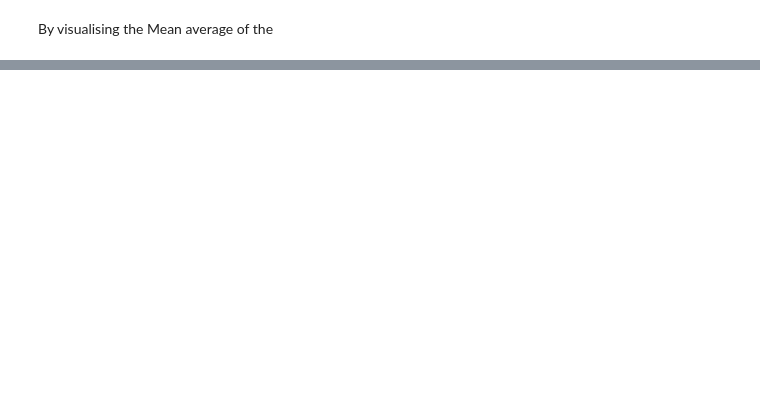
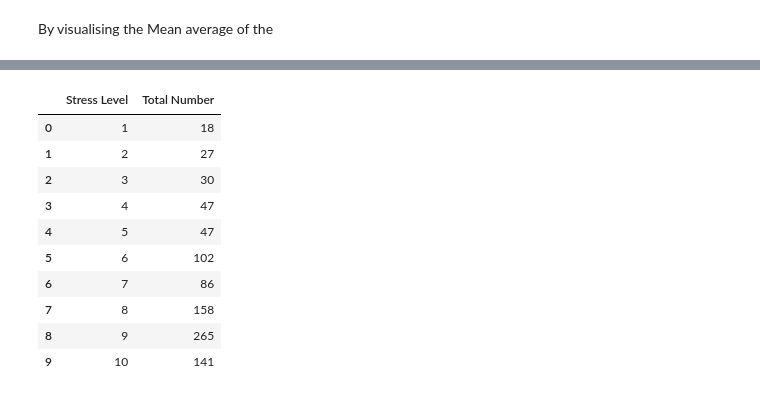
Before and after one commit to aliamin7/QoE-experiment-Data-Analysis, a Jupyter notebook: Data_Analysis.ipynb, the cells around one changed output, grey strips where cells are left out. Cells and saved outputs as stored; diff of their text form; code cells hidden in the pictures; blank space fills up the shorter version.

```diff
--- a/Data_Analysis.ipynb
+++ b/Data_Analysis.ipynb
@@ -234,0 +259,17 @@ df
+# %%
+# Counting how many time each rate score was submitted: 0,1,2,3,4,5
+
+df = qos_data_init.groupby("intLowQoS").count().T
+
+List=[]
+
+for i in range(0,6):
+    num = df.loc['Session'][i]
+    List.append(num)
+
+List = pd.DataFrame(List,columns = ['Total Number'])
+Session = [0,1,2,3,4,5]
+Session = pd.DataFrame(Session,columns = ['Rate score'])
+
+Table = Session.join(List)
+Table
@@ -234,0 +284,28 @@ df
+# %%
+# Counting how many time each stress score was submitted: 0,1,2,3,4,5
+
+df = qos_data_init.groupby("Stress").count().T
+List=[]
+
+for i in range(0,10):
+    num = df.loc['Session'][i]
+    List.append(num)
+
+List = pd.DataFrame(List,columns = ['Total Number'])
+Session = [1,2,3,4,5,6,7,8,9,10]
+Session = pd.DataFrame(Session,columns = ['Stress Level'])
+
+Table = Session.join(List)
+Table
+# %% [output]
+|  | Stress Level | Total Number |
+| 0 | 1 | 18 |
+| 1 | 2 | 27 |
+| 2 | 3 | 30 |
+| 3 | 4 | 47 |
+| 4 | 5 | 47 |
+| 5 | 6 | 102 |
+| 6 | 7 | 86 |
+| 7 | 8 | 158 |
+| 8 | 9 | 265 |
+| 9 | 10 | 141 |
```
Also changed, not shown: parts of 20 cells of this notebook.
